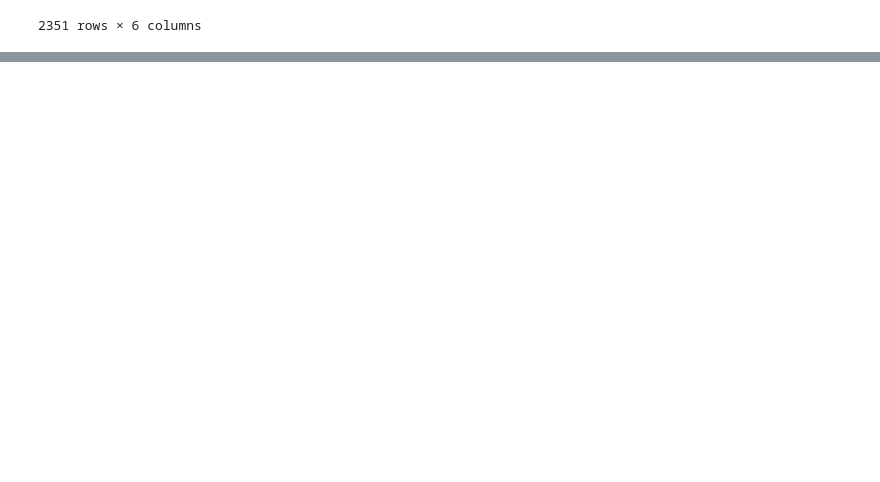
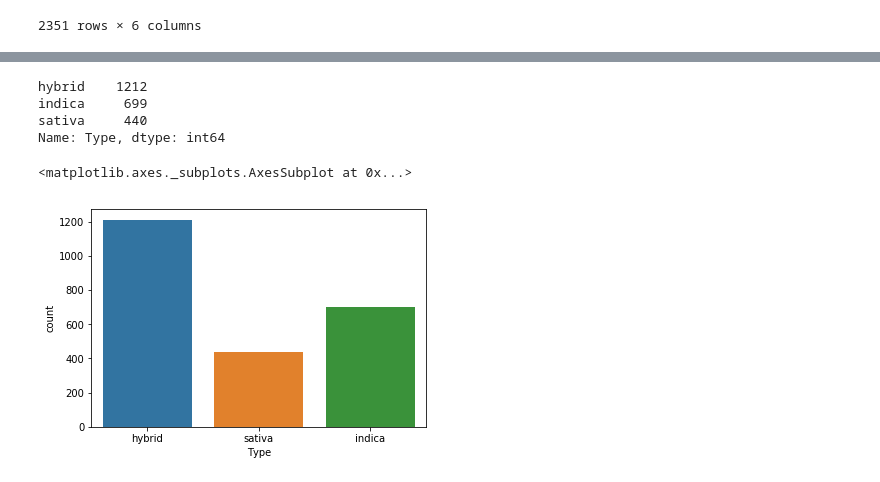
Before and after one commit to CurdtMillion/med-cabinet-data-science, a Jupyter notebook: notebooks/1.0-jm-initial-data-exploration.ipynb, the cells around one changed output, grey strips where cells are left out. Saved outputs shown, nothing was run; the diff lists cells and outputs as text; code cells hidden in the pictures; blank space fills up the shorter version.

```diff
--- a/notebooks/1.0-jm-initial-data-exploration.ipynb
+++ b/notebooks/1.0-jm-initial-data-exploration.ipynb
@@ -35,0 +96,10 @@ df_raw
+# %%
+print(df_raw.Type.value_counts())
+sns.categorical.countplot(df_raw.Type)
+# %% [output]
+hybrid    1212
+indica     699
+sativa     440
+Name: Type, dtype: int64
+<matplotlib.axes._subplots.AxesSubplot at 0x...>
+[figure, added]
```
Also changed, not shown: parts of 20 cells of this notebook, 1 other file.
